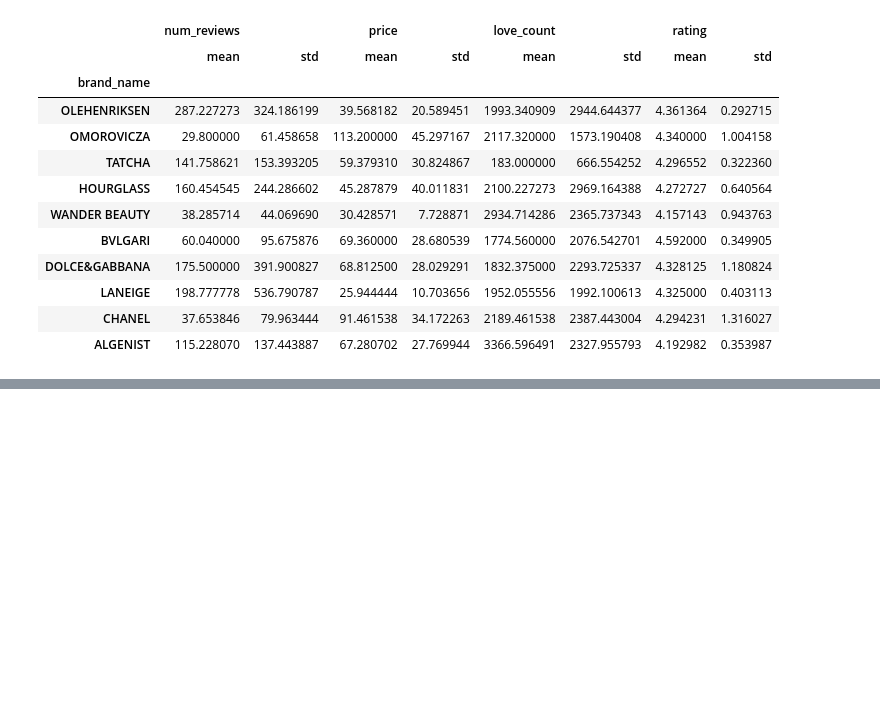
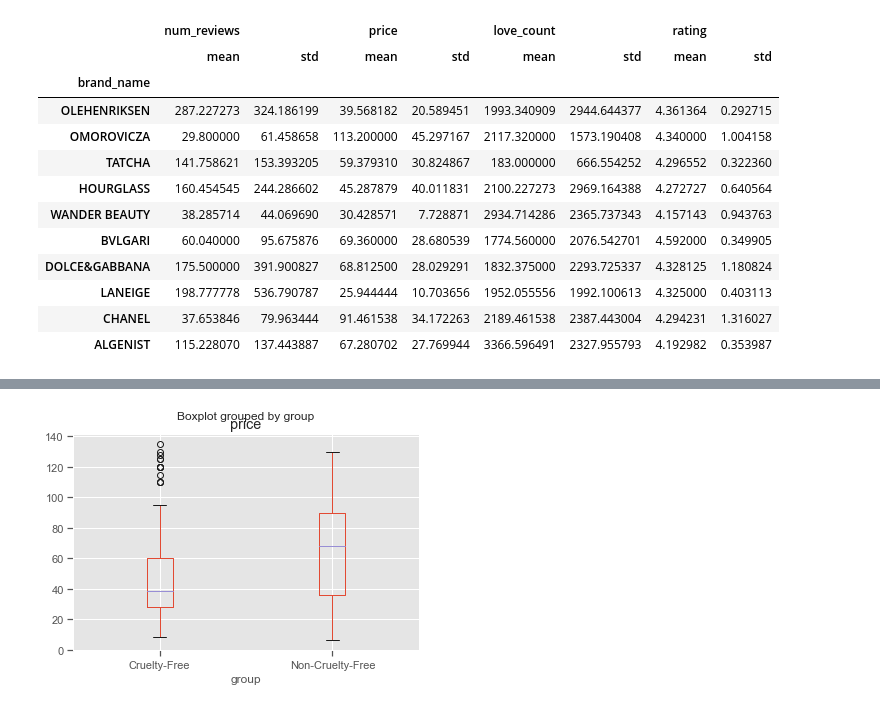
Before and after one commit to ijc120/webscraping, a Jupyter notebook: Sephora_Data_Analysis.ipynb, the cells around one changed output, grey strips where cells are left out. Drawn from its saved outputs; the diff is of its cells as text; code cells hidden in the pictures; blank space fills up the shorter version.

```diff
--- a/Sephora_Data_Analysis.ipynb
+++ b/Sephora_Data_Analysis.ipynb
@@ -395,0 +383,6 @@ TOPFIVE=All[All["brand_name"].isin(lis)]
+# %%
+# remove outliers
+topfivegroups= TOPFIVE[["group","price"]]
+topfivegroups= topfivegroups.loc[(topfivegroups.price - topfivegroups.price.mean()).abs() / topfivegroups.price.std() < 2].boxplot('price','group')
+# %% [output]
+[figure, added]
```
Also changed, not shown: parts of 33 cells of this notebook.
